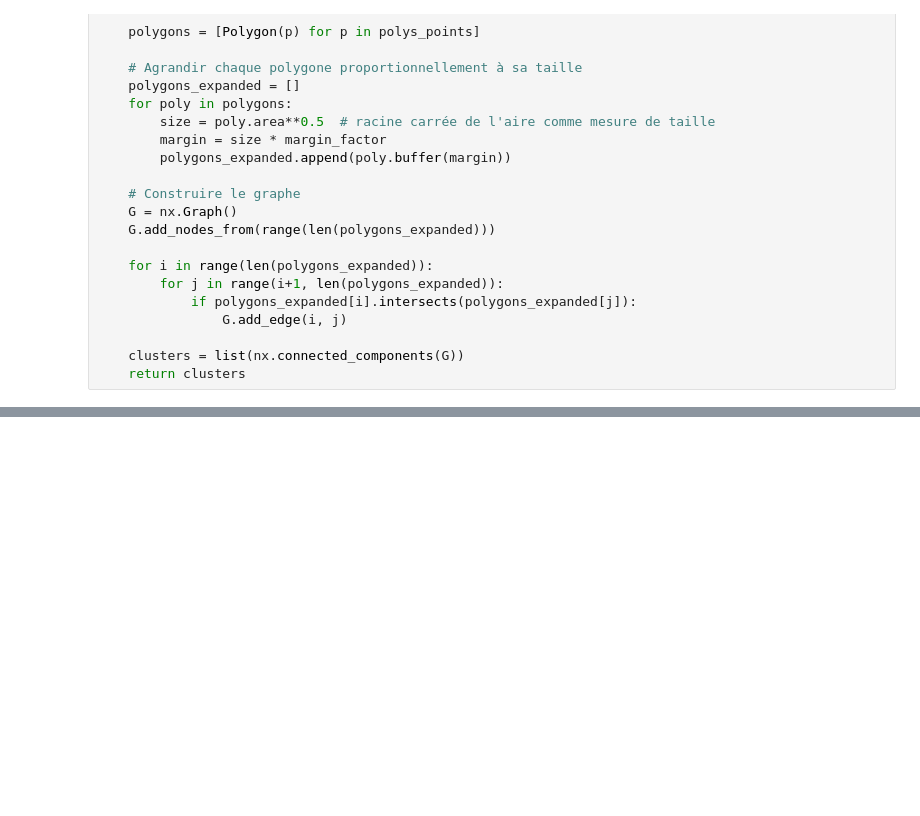
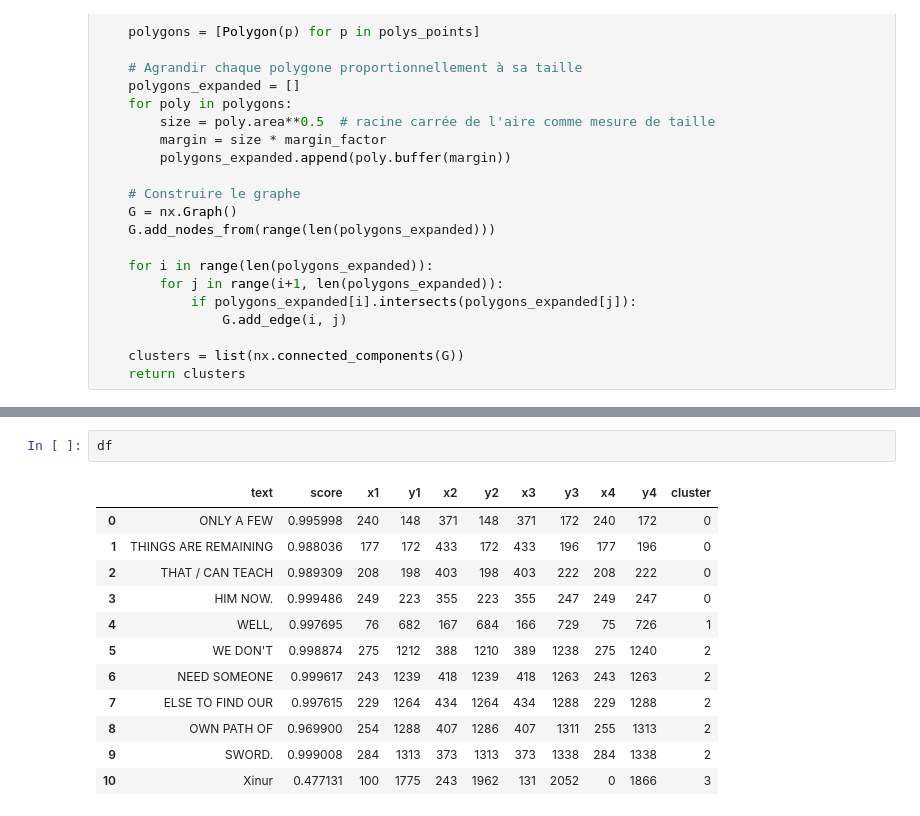
Before and after one commit to moi0075/TraductionBD, a Jupyter notebook: notebooks/main.ipynb, the cells around one changed output, grey strips where cells are left out. Saved outputs shown, nothing was run; the diff lists cells and outputs as text; blank space fills up the shorter version.

```diff
--- a/notebooks/main.ipynb
+++ b/notebooks/main.ipynb
@@ -168,0 +698,15 @@ draw_clusters_polygons(result[0]["rec_polys"], margin_factor=0.1, dpi=600, linew
+# %%
+df
+# %% [output]
+|  | text | score | x1 | y1 | x2 | y2 | x3 | y3 | x4 | y4 | cluster |
+| 0 | ONLY A FEW | 0.995998 | 240 | 148 | 371 | 148 | 371 | 172 | 240 | 172 | 0 |
+| 1 | THINGS ARE REMAINING | 0.988036 | 177 | 172 | 433 | 172 | 433 | 196 | 177 | 196 | 0 |
+| 2 | THAT / CAN TEACH | 0.989309 | 208 | 198 | 403 | 198 | 403 | 222 | 208 | 222 | 0 |
+| 3 | HIM NOW. | 0.999486 | 249 | 223 | 355 | 223 | 355 | 247 | 249 | 247 | 0 |
+| 4 | WELL, | 0.997695 | 76 | 682 | 167 | 684 | 166 | 729 | 75 | 726 | 1 |
+| 5 | WE DON'T | 0.998874 | 275 | 1212 | 388 | 1210 | 389 | 1238 | 275 | 1240 | 2 |
+| 6 | NEED SOMEONE | 0.999617 | 243 | 1239 | 418 | 1239 | 418 | 1263 | 243 | 1263 | 2 |
+| 7 | ELSE TO FIND OUR | 0.997615 | 229 | 1264 | 434 | 1264 | 434 | 1288 | 229 | 1288 | 2 |
+| 8 | OWN PATH OF | 0.969900 | 254 | 1288 | 407 | 1286 | 407 | 1311 | 255 | 1313 | 2 |
+| 9 | SWORD. | 0.999008 | 284 | 1313 | 373 | 1313 | 373 | 1338 | 284 | 1338 | 2 |
+| 10 | Xinur | 0.477131 | 100 | 1775 | 243 | 1962 | 131 | 2052 | 0 | 1866 | 3 |
```
Also changed, not shown: parts of 40 cells of this notebook, 45 other files.
